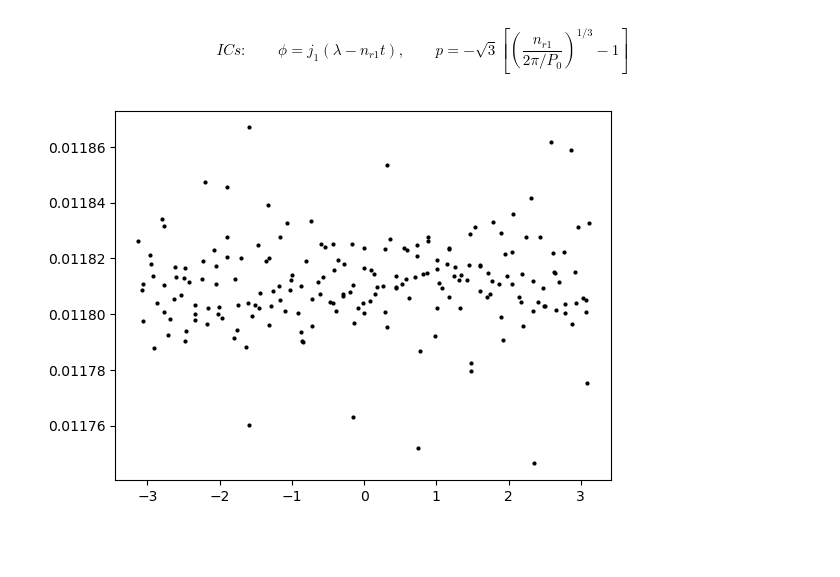
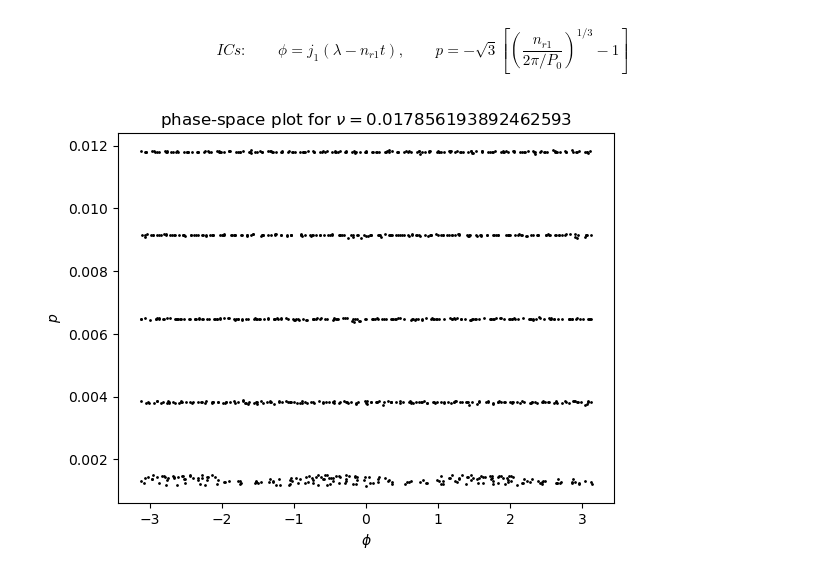
Before and after one commit to EritasY/Chaos, a Jupyter notebook: reboundPhasePlot.ipynb, the cells around one changed output. Drawn from its saved outputs; the diff is of its cells as text; code cells hidden in the pictures; blank space fills up the shorter version.

```diff
--- a/reboundPhasePlot.ipynb
+++ b/reboundPhasePlot.ipynb
@@ -107,39 +107,40 @@ for lambda_0, P_0 in ic:
     sim.add(m=mu1, P=P1)
     sim.add(m=mu2, P=P2)
     ps = sim.particles
     ps[1].r = ps[1].a*(ps[1].m/3/ps[0].m)**(1/3)
     ps[2].r = ps[2].a*(ps[2].m/3/ps[0].m)**(1/3)
 
     # add test particle
     sim.add(P=P_0, l=lambda_0, e=ecc)
     sim.move_to_com()
     sim.integrator = "whfast"
     sim.dt = sim.particles[1].P/20
     sim.collision = "direct"
     # track how system developes in time
     num = 201
     time = np.linspace(0,num-1,num)*2*np.pi/(r*nu)
 
     n_r1 = (j1-k1) * 2*np.pi / (j1*P1)
     n_r2 = (j2+k2) * 2*np.pi / (j2*P2)
 
     phi, p = np.zeros(num), np.zeros(num)
     for i,t in enumerate(time):
         try:
             sim.integrate(t)
         except rebound.Collision:
             print('Collision')
         info = sim.particles[3].calculate_orbit()
 
         phi[i] = wrapRad(j1*(info.l - n_r1*t))
         p[i] = -np.sqrt(3)*((n_r1 / info.n)**(1/3) - 1)
+    plt.scatter(phi,p,[1],color='black')
 
-#         print(info.l, info.P)
+plt.xlabel(r'$\phi$')
+plt.ylabel(r'$p$')
+plt.title(fr'phase-space plot for $\nu={nu}$')
+plt.show()
+# %% [output]
+[figure, added]
-# %%
-plt.scatter(phi,p,[4],color='black')
-plt.show()
-# %% [output]
-[figure, removed]
 # %%
 def hamilton(y,t,epsilon1,epsilon2,r,nu):
     phi, p = y
```
Also changed, not shown: parts of 2 cells of this notebook.
